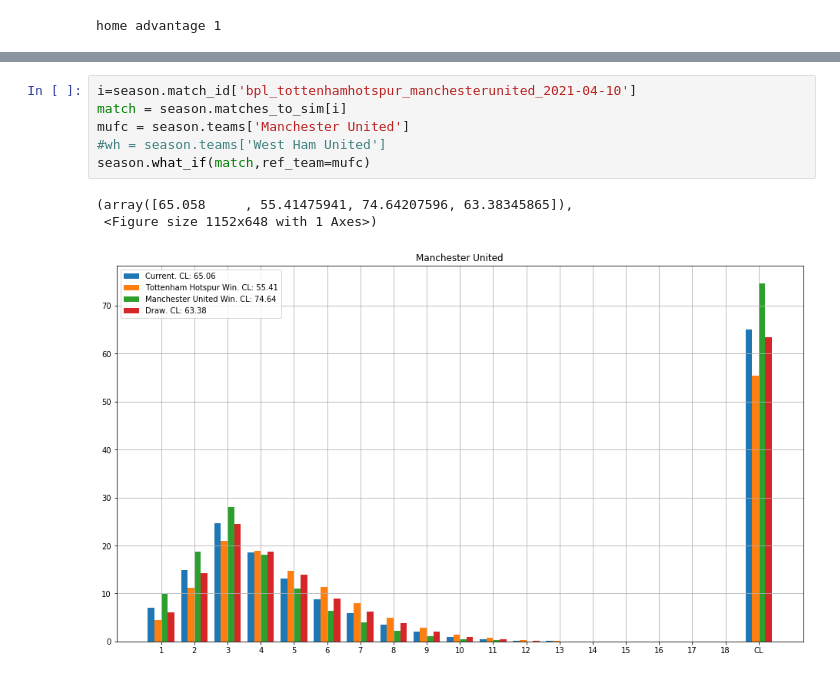
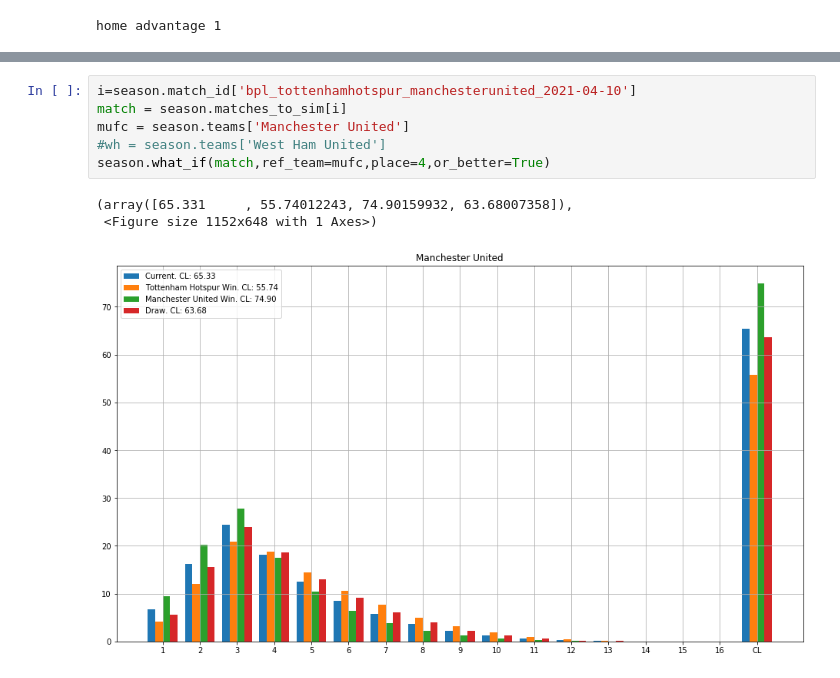
Before and after one commit to tchnvkng/football_sim, a Jupyter notebook: new_v.ipynb, the cells around one changed output, grey strips where cells are left out. Drawn from its saved outputs; the diff is of its cells as text.

```diff
--- a/new_v.ipynb
+++ b/new_v.ipynb
@@ -147,13 +184,13 @@ plt.xticks(np.arange(n_plot),names[:n_plot],rotation=90);
 # %%
 i=season.match_id['bpl_tottenhamhotspur_manchesterunited_2021-04-10']
 match = season.matches_to_sim[i]
 mufc = season.teams['Manchester United']
 #wh = season.teams['West Ham United']
-season.what_if(match,ref_team=mufc)
+season.what_if(match,ref_team=mufc,place=4,or_better=True)
 # %% [output]
-(array([65.058     , 55.41475941, 74.64207596, 63.38345865]),
+(array([65.331     , 55.74012243, 74.90159932, 63.68007358]),
  <Figure size 1152x648 with 1 Axes>)
-[figure, old version]
+[figure, new version]
 # %%
 match.home_team.outcomes_vs(match.away_team)
 # %% [output]
```
Also changed, not shown: parts of 16 cells of this notebook, 2 other files.
